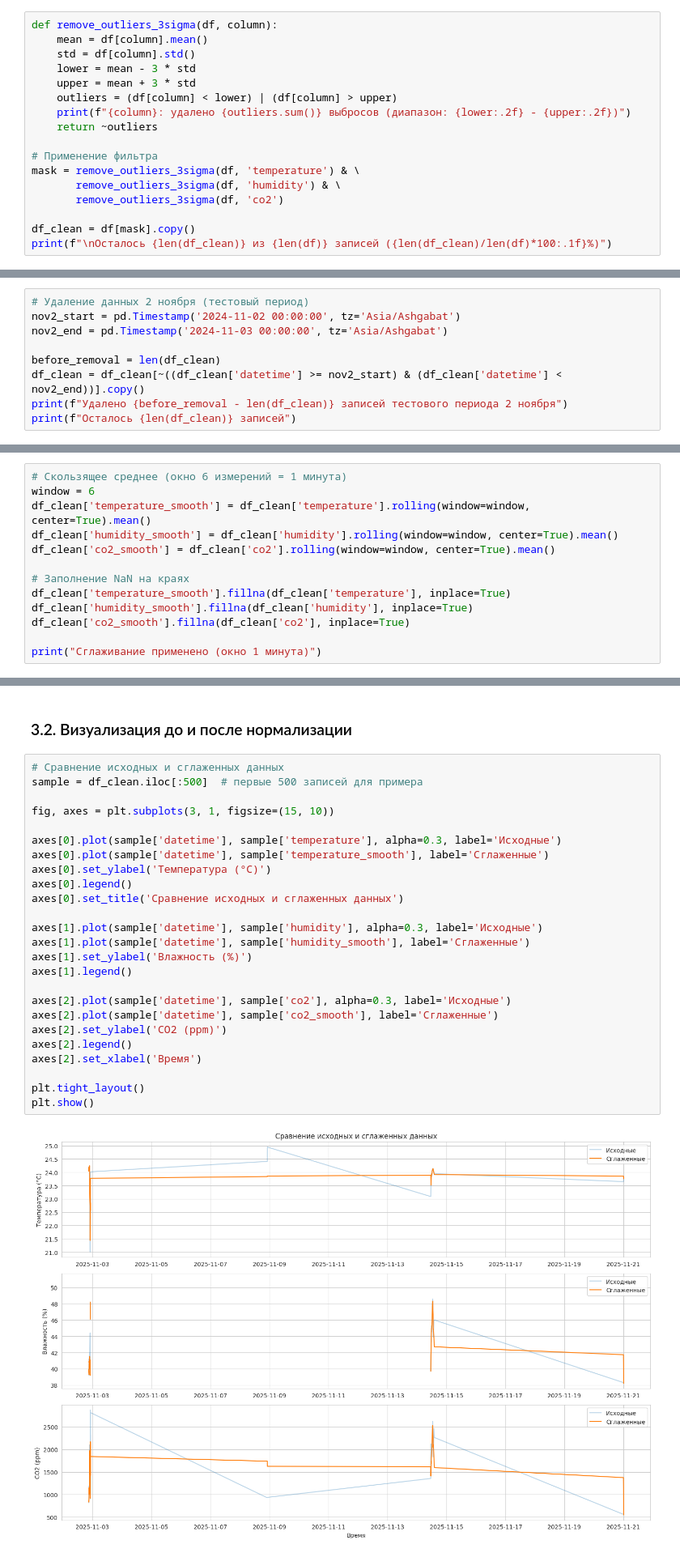
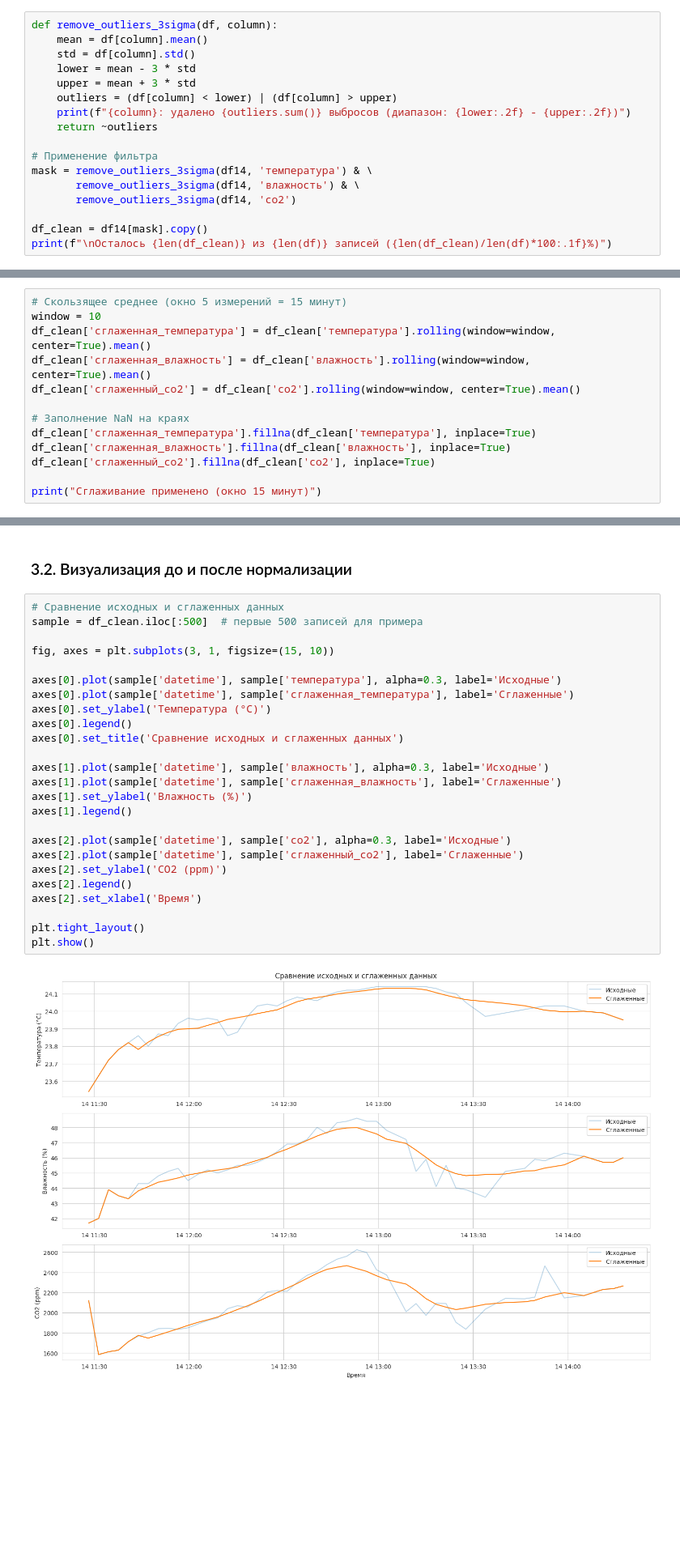
Before and after one commit to showbegin/air-sensor, a Jupyter notebook: notebooks/data-analysis.ipynb, the cells around one changed output, grey strips where cells are left out. Shown: that part at 81% size. Saved outputs shown, nothing was run; the diff lists cells and outputs as text; blank space fills up the shorter version.

```diff
--- a/notebooks/data-analysis.ipynb
+++ b/notebooks/data-analysis.ipynb
@@ -187,10 +194,10 @@ def remove_outliers_3sigma(df, column):
     return ~outliers
 
 # Применение фильтра
-mask = remove_outliers_3sigma(df, 'temperature') & \
-       remove_outliers_3sigma(df, 'humidity') & \
-       remove_outliers_3sigma(df, 'co2')
+mask = remove_outliers_3sigma(df14, 'температура') & \
+       remove_outliers_3sigma(df14, 'влажность') & \
+       remove_outliers_3sigma(df14, 'co2')
 
-df_clean = df[mask].copy()
+df_clean = df14[mask].copy()
 print(f"\nОсталось {len(df_clean)} из {len(df)} записей ({len(df_clean)/len(df)*100:.1f}%)")
 # %% [output]
@@ -288,9 +222,0 @@ else:
-# %%
-# Удаление данных 2 ноября (тестовый период)
-nov2_start = pd.Timestamp('2024-11-02 00:00:00', tz='Asia/Ashgabat')
-nov2_end = pd.Timestamp('2024-11-03 00:00:00', tz='Asia/Ashgabat')
-
-before_removal = len(df_clean)
-df_clean = df_clean[~((df_clean['datetime'] >= nov2_start) & (df_clean['datetime'] < nov2_end))].copy()
-print(f"Удалено {before_removal - len(df_clean)} записей тестового периода 2 ноября")
-print(f"Осталось {len(df_clean)} записей")
@@ -304,16 +227,16 @@ print(f"Осталось {len(df_clean)} записей")
 
 Применяем скользящее среднее для уменьшения шума датчиков.
 # %%
-# Скользящее среднее (окно 6 измерений = 1 минута)
-window = 6
-df_clean['temperature_smooth'] = df_clean['temperature'].rolling(window=window, center=True).mean()
-df_clean['humidity_smooth'] = df_clean['humidity'].rolling(window=window, center=True).mean()
-df_clean['co2_smooth'] = df_clean['co2'].rolling(window=window, center=True).mean()
+# Скользящее среднее (окно 5 измерений = 15 минут)
+window = 10
+df_clean['сглаженная_температура'] = df_clean['температура'].rolling(window=window, center=True).mean()
+df_clean['сглаженная_влажность'] = df_clean['влажность'].rolling(window=window, center=True).mean()
+df_clean['сглаженный_co2'] = df_clean['co2'].rolling(window=window, center=True).mean()
 
 # Заполнение NaN на краях
-df_clean['temperature_smooth'].fillna(df_clean['temperature'], inplace=True)
-df_clean['humidity_smooth'].fillna(df_clean['humidity'], inplace=True)
-df_clean['co2_smooth'].fillna(df_clean['co2'], inplace=True)
+df_clean['сглаженная_температура'].fillna(df_clean['температура'], inplace=True)
+df_clean['сглаженная_влажность'].fillna(df_clean['влажность'], inplace=True)
+df_clean['сглаженный_co2'].fillna(df_clean['co2'], inplace=True)
 
-print("Сглаживание применено (окно 1 минута)")
+print("Сглаживание применено (окно 15 минут)")
 # %% [output]
@@ -323,30 +246,30 @@ print("Сглаживание применено (окно 1 минута)")
 # %%
 # Сравнение исходных и сглаженных данных
 sample = df_clean.iloc[:500]  # первые 500 записей для примера
 
 fig, axes = plt.subplots(3, 1, figsize=(15, 10))
 
-axes[0].plot(sample['datetime'], sample['temperature'], alpha=0.3, label='Исходные')
-axes[0].plot(sample['datetime'], sample['temperature_smooth'], label='Сглаженные')
+axes[0].plot(sample['datetime'], sample['температура'], alpha=0.3, label='Исходные')
+axes[0].plot(sample['datetime'], sample['сглаженная_температура'], label='Сглаженные')
 axes[0].set_ylabel('Температура (°C)')
 axes[0].legend()
 axes[0].set_title('Сравнение исходных и сглаженных данных')
 
-axes[1].plot(sample['datetime'], sample['humidity'], alpha=0.3, label='Исходные')
-axes[1].plot(sample['datetime'], sample['humidity_smooth'], label='Сглаженные')
+axes[1].plot(sample['datetime'], sample['влажность'], alpha=0.3, label='Исходные')
+axes[1].plot(sample['datetime'], sample['сглаженная_влажность'], label='Сглаженные')
 axes[1].set_ylabel('Влажность (%)')
 axes[1].legend()
 
 axes[2].plot(sample['datetime'], sample['co2'], alpha=0.3, label='Исходные')
-axes[2].plot(sample['datetime'], sample['co2_smooth'], label='Сглаженные')
+axes[2].plot(sample['datetime'], sample['сглаженный_co2'], label='Сглаженные')
 axes[2].set_ylabel('CO2 (ppm)')
 axes[2].legend()
 axes[2].set_xlabel('Время')
 
 plt.tight_layout()
 plt.show()
 # %% [output]
-[figure, old version]
+[figure, new version]
 # %% [markdown]
 ## 4. Разметка данных
 # %% [markdown]
```
Also changed, not shown: parts of 29 cells of this notebook.
